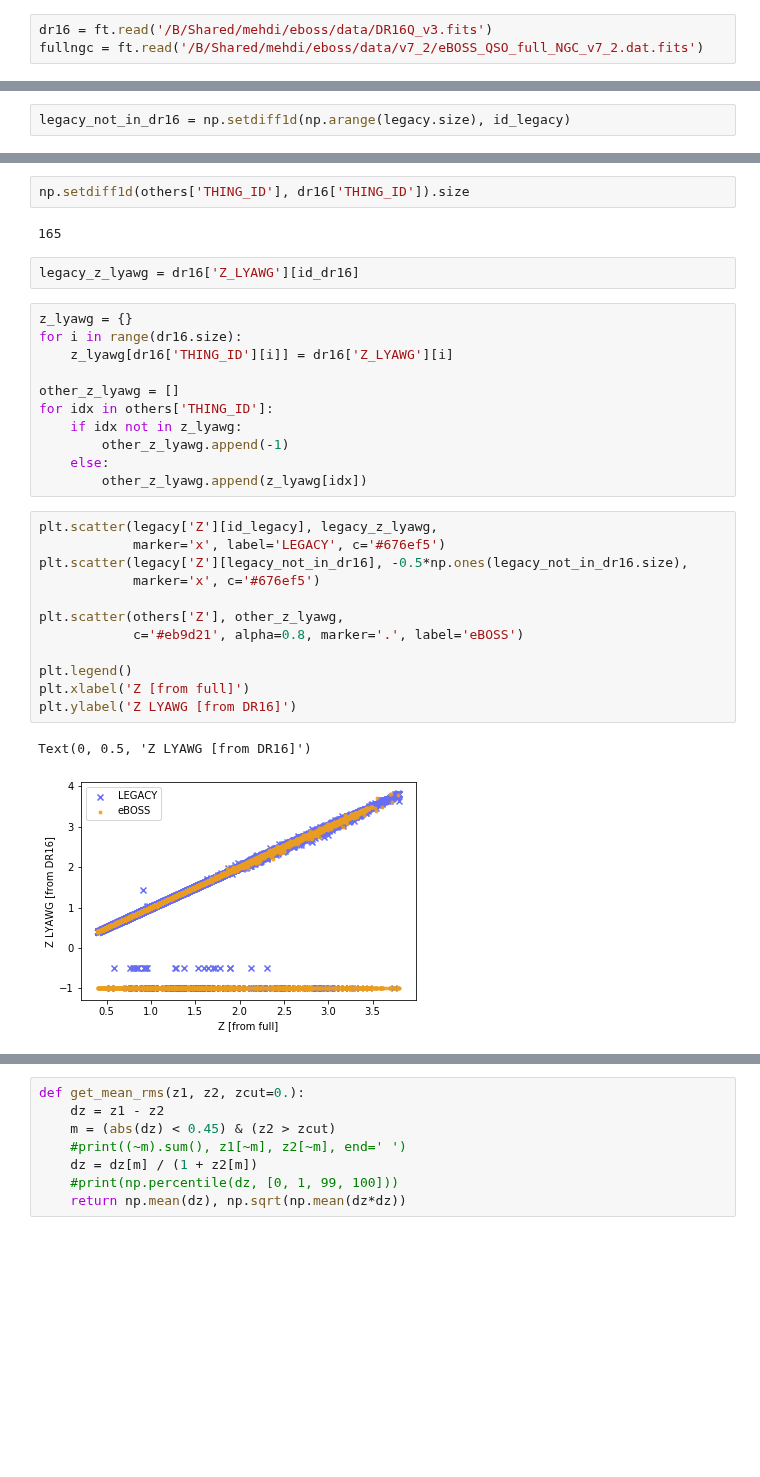
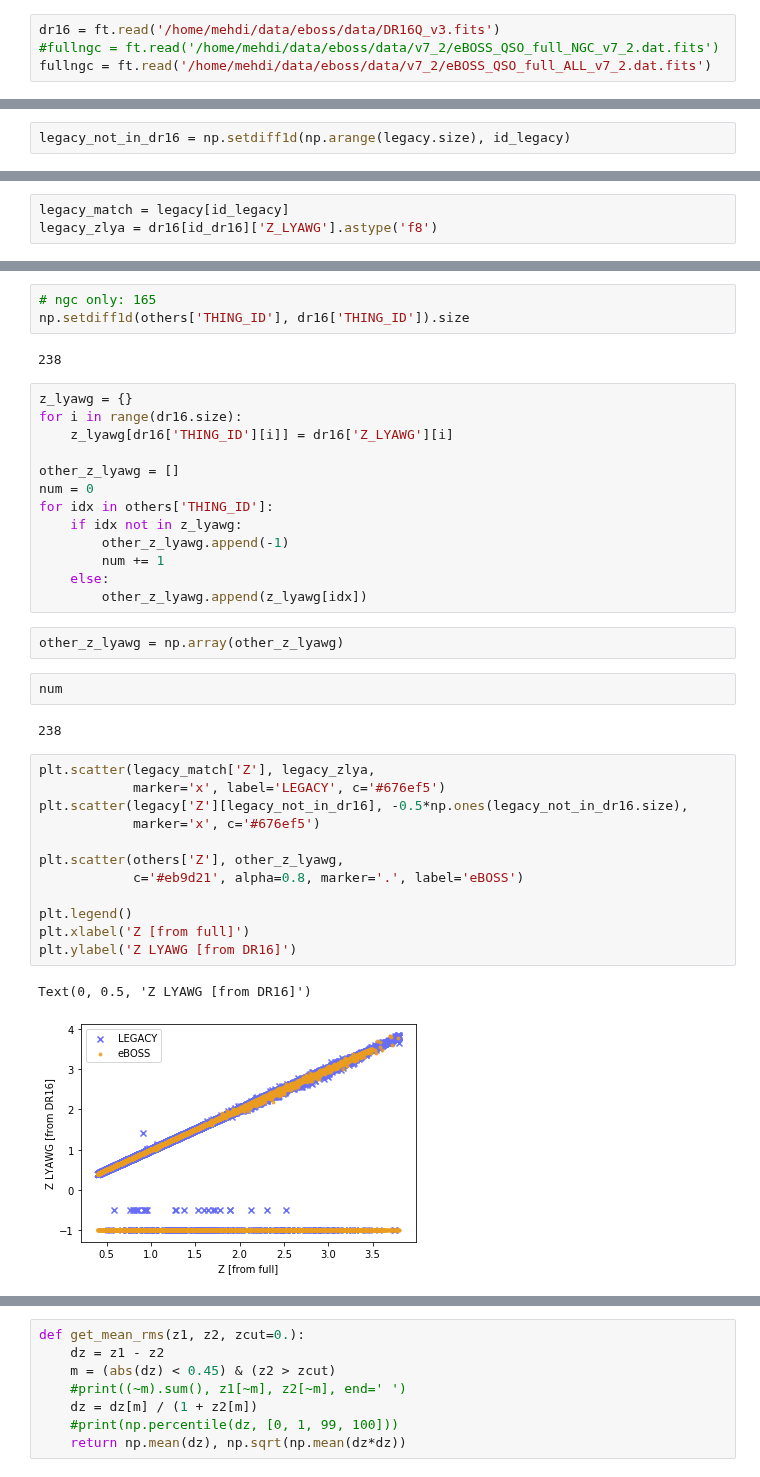
Before and after one commit to mehdirezaie/eboss, a Jupyter notebook: match_catalogs.ipynb, the cells around one changed output, grey strips where cells are left out. Cells and saved outputs as stored; diff of their text form; blank space fills up the shorter version.

```diff
--- a/match_catalogs.ipynb
+++ b/match_catalogs.ipynb
@@ -13,6 +11,7 @@ from LSSutils.lab import EbossCatalog
 # %%
-dr16 = ft.read('/B/Shared/mehdi/eboss/data/DR16Q_v3.fits')
-fullngc = ft.read('/B/Shared/mehdi/eboss/data/v7_2/eBOSS_QSO_full_NGC_v7_2.dat.fits')
+dr16 = ft.read('/home/mehdi/data/eboss/data/DR16Q_v3.fits')
+#fullngc = ft.read('/home/mehdi/data/eboss/data/v7_2/eBOSS_QSO_full_NGC_v7_2.dat.fits')
+fullngc = ft.read('/home/mehdi/data/eboss/data/v7_2/eBOSS_QSO_full_ALL_v7_2.dat.fits')
 # %%
 m = (0.4 < fullngc['Z']) &( fullngc['Z'] < 3.8)
 m &= (fullngc['COMP_BOSS'] > 0.5) & (fullngc['sector_SSR'] > 0.5)
@@ -49,0 +49,3 @@ legacy_not_in_dr16 = np.setdiff1d(np.arange(legacy.size), id_legacy)
+# %%
+legacy_match = legacy[id_legacy]
+legacy_zlya = dr16[id_dr16]['Z_LYAWG'].astype('f8')
@@ -50,33 +62,40 @@ legacy_not_in_dr16 = np.setdiff1d(np.arange(legacy.size), id_legacy)
 # %%
+# ngc only: 165
 np.setdiff1d(others['THING_ID'], dr16['THING_ID']).size
 # %% [output]
-165
+238
-# %%
-legacy_z_lyawg = dr16['Z_LYAWG'][id_dr16]
 # %%
 z_lyawg = {}
 for i in range(dr16.size):
     z_lyawg[dr16['THING_ID'][i]] = dr16['Z_LYAWG'][i]
 
 other_z_lyawg = []
+num = 0
 for idx in others['THING_ID']:
     if idx not in z_lyawg:
         other_z_lyawg.append(-1)
+        num += 1
     else:
         other_z_lyawg.append(z_lyawg[idx])
+# %%
+other_z_lyawg = np.array(other_z_lyawg)
+# %%
+num
+# %% [output]
+238
 # %%
-plt.scatter(legacy['Z'][id_legacy], legacy_z_lyawg,
+plt.scatter(legacy_match['Z'], legacy_zlya,
             marker='x', label='LEGACY', c='#676ef5')
 plt.scatter(legacy['Z'][legacy_not_in_dr16], -0.5*np.ones(legacy_not_in_dr16.size),
             marker='x', c='#676ef5')
 
 plt.scatter(others['Z'], other_z_lyawg,
             c='#eb9d21', alpha=0.8, marker='.', label='eBOSS')
 
 plt.legend()
 plt.xlabel('Z [from full]')
 plt.ylabel('Z LYAWG [from DR16]')
 # %% [output]
 Text(0, 0.5, 'Z LYAWG [from DR16]')
-[figure, old version]
+[figure, new version]
 # %%
```
Also changed, not shown: parts of 39 cells of this notebook, 1 other file.
